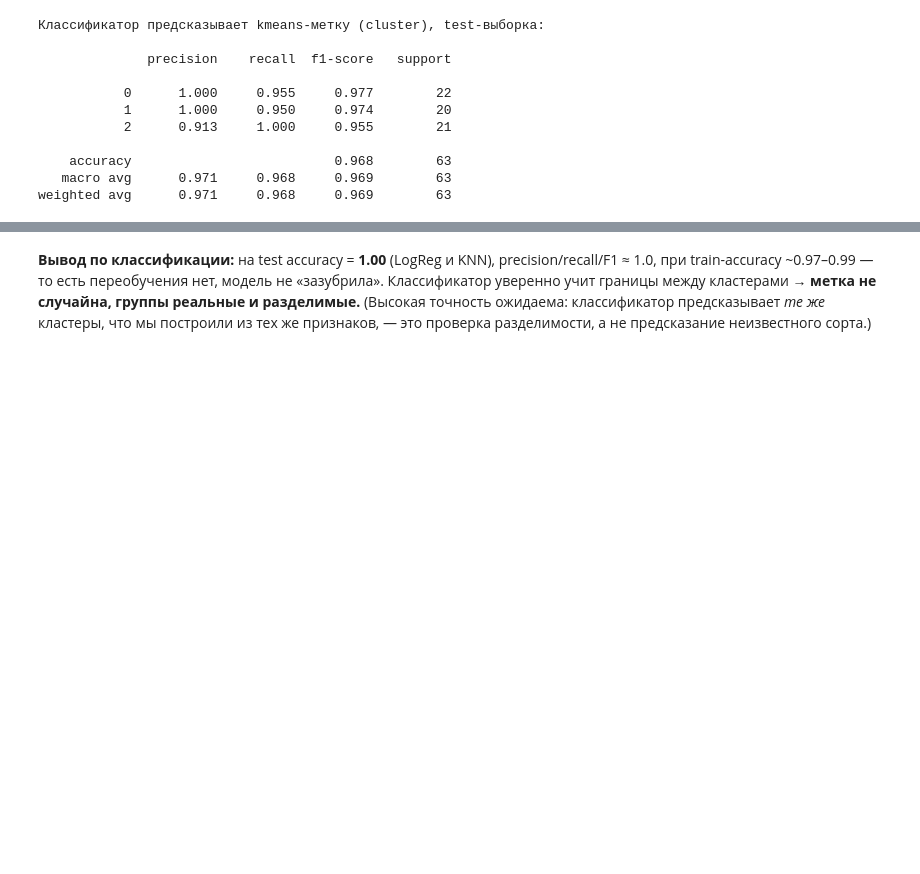
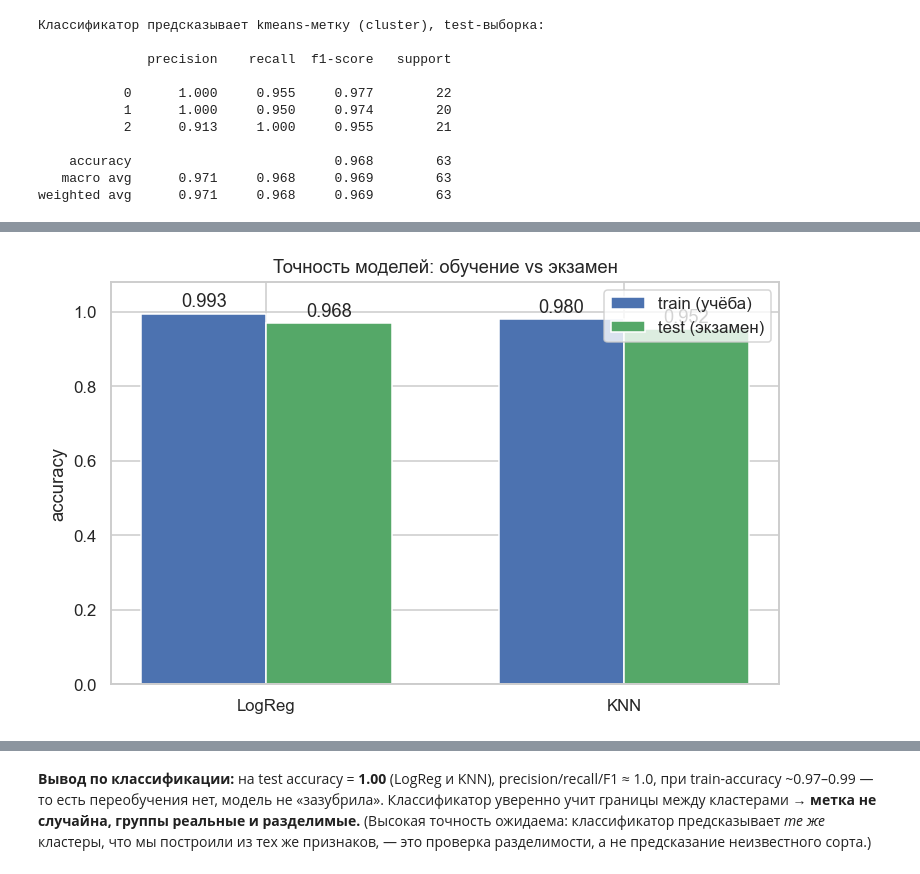
Before and after one commit to ynsvrs/seeds, a Jupyter notebook: Day 8.ipynb, the cells around one changed output, grey strips where cells are left out. Saved outputs shown, nothing was run; the diff lists cells and outputs as text; code cells hidden in the pictures; blank space fills up the shorter version.

Commit message:
Add Step 5 visualizations: train/test accuracy bars and confusion matrix
Co-Authored-By: Claude Opus 4.8 (1M context) <noreply@anthropic.com>

```diff
--- a/Day 8.ipynb
+++ b/Day 8.ipynb
@@ -577,0 +583,21 @@ weighted avg      0.971     0.968     0.969        63
+# %%
+# График 1: точность на обучении (train) vs на экзамене (test)
+from sklearn.metrics import accuracy_score
+
+names = list(models.keys())
+acc_tr = [accuracy_score(y_tr, models[n].predict(X_tr)) for n in names]
+acc_te = [accuracy_score(y_te, models[n].predict(X_te)) for n in names]
+
+x = np.arange(len(names)); w = 0.35
+fig, ax = plt.subplots(figsize=(7, 4.5))
+b1 = ax.bar(x - w/2, acc_tr, w, label="train (учёба)", color="#4C72B0")
+b2 = ax.bar(x + w/2, acc_te, w, label="test (экзамен)", color="#55A868")
+ax.set_xticks(x); ax.set_xticklabels(names)
+ax.set_ylim(0, 1.08); ax.set_ylabel("accuracy")
+ax.set_title("Точность моделей: обучение vs экзамен")
+ax.bar_label(b1, fmt="%.3f", padding=2)
+ax.bar_label(b2, fmt="%.3f", padding=2)
+ax.legend()
+plt.tight_layout(); plt.show()
+# %% [output]
+[figure, added]
```
Also changed, not shown: parts of 2 cells of this notebook.
